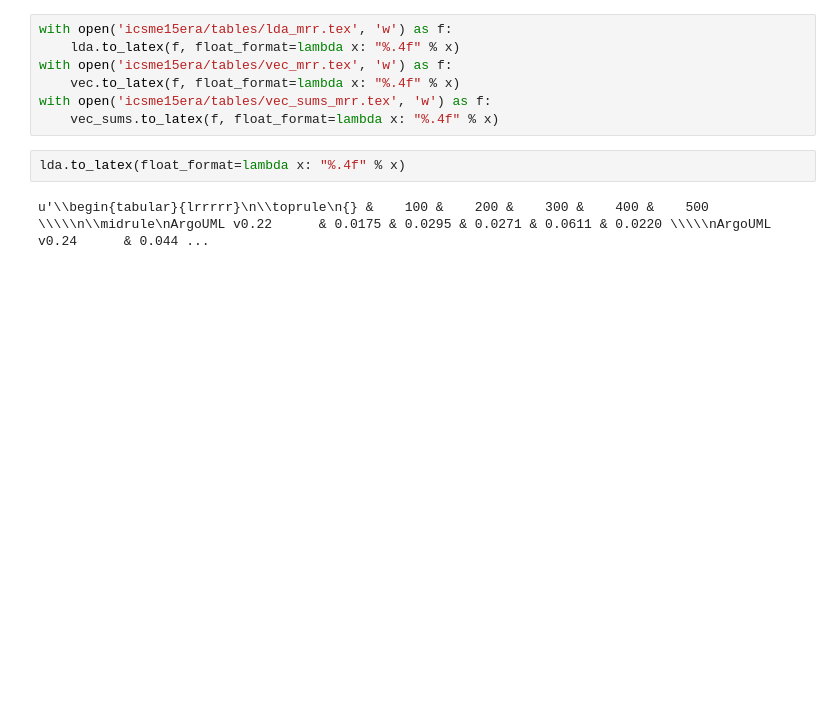
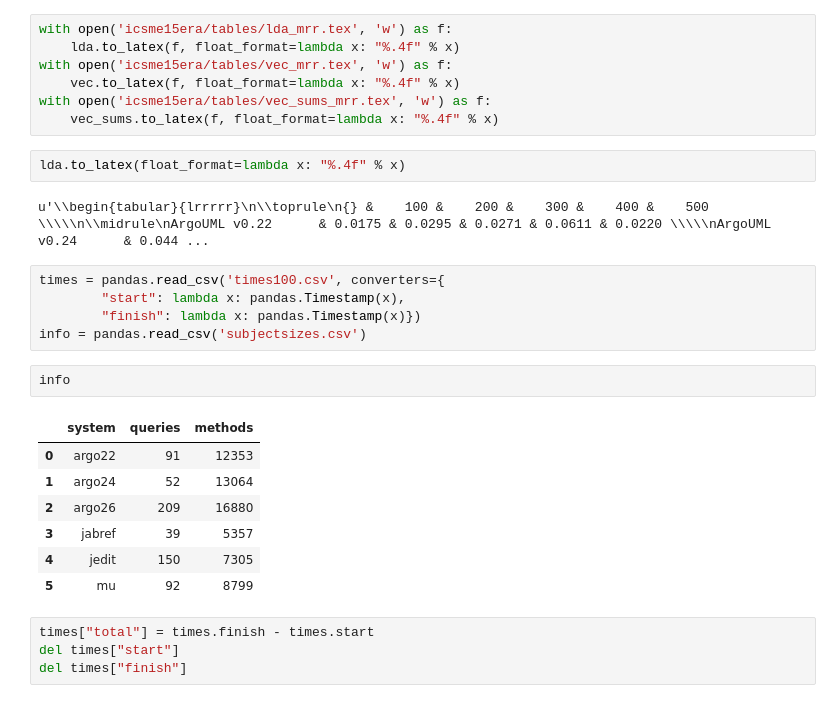
Before and after one commit to cscorley/doc2vec-feature-location, a Jupyter notebook: mrr_graphs.ipynb, the cells around one changed output. Saved outputs shown, nothing was run; the diff lists cells and outputs as text; blank space fills up the shorter version.

```diff
--- a/mrr_graphs.ipynb
+++ b/mrr_graphs.ipynb
@@ -108,3 +108,22 @@ with open('icsme15era/tables/vec_sums_mrr.tex', 'w') as f:
 lda.to_latex(float_format=lambda x: "%.4f" % x)
 # %% [output]
 u'\\begin{tabular}{lrrrrr}\n\\toprule\n{} &    100 &    200 &    300 &    400 &    500 \\\\\n\\midrule\nArgoUML v0.22      & 0.0175 & 0.0295 & 0.0271 & 0.0611 & 0.0220 \\\\\nArgoUML v0.24      & 0.044 ...
+# %%
+times = pandas.read_csv('times100.csv', converters={
+        "start": lambda x: pandas.Timestamp(x),
+        "finish": lambda x: pandas.Timestamp(x)})
+info = pandas.read_csv('subjectsizes.csv')
+# %%
+info
+# %% [output]
+|  | system | queries | methods |
+| 0 | argo22 | 91 | 12353 |
+| 1 | argo24 | 52 | 13064 |
+| 2 | argo26 | 209 | 16880 |
+| 3 | jabref | 39 | 5357 |
+| 4 | jedit | 150 | 7305 |
+| 5 | mu | 92 | 8799 |
+# %%
+times["total"] = times.finish - times.start
+del times["start"]
+del times["finish"]
```
Also changed, not shown: parts of 7 cells of this notebook, 5 other files.
